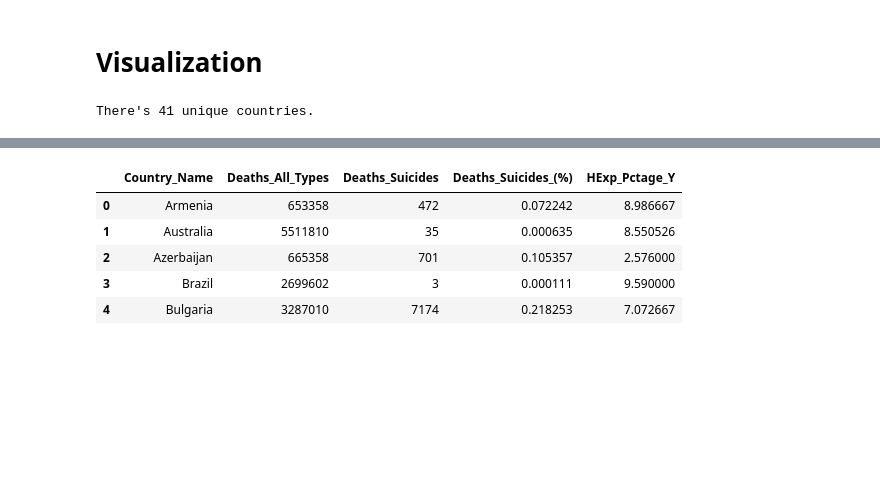
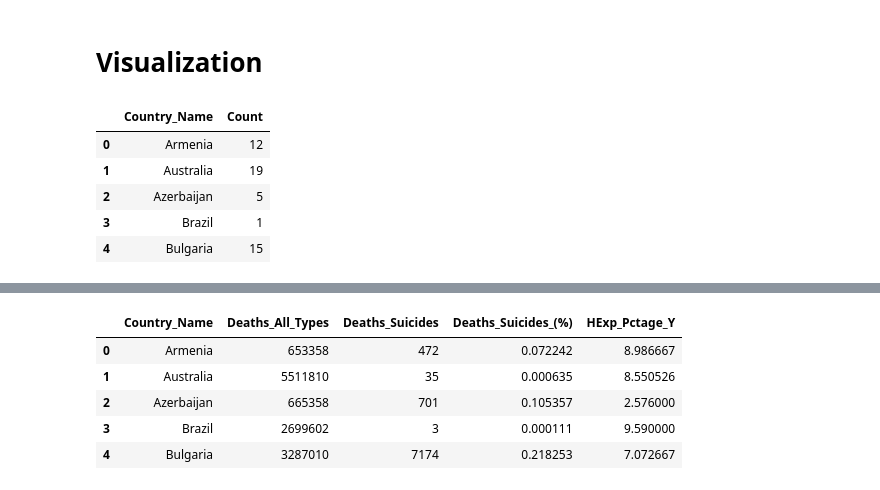
Before and after one commit to erickbezerra/VScode, a Jupyter notebook: Projects/DBexploring/WHO_MHE/WHO_MHExp_and_Deaths.ipynb, the cells around one changed output, grey strips where cells are left out. Cells and saved outputs as stored; diff of their text form; code cells hidden in the pictures; blank space fills up the shorter version.

```diff
--- a/Projects/DBexploring/WHO_MHE/WHO_MHExp_and_Deaths.ipynb
+++ b/Projects/DBexploring/WHO_MHE/WHO_MHExp_and_Deaths.ipynb
@@ -127,10 +130,16 @@ dtype: float64
 # Visualization
 # %%
 # List of unique countries
-unique_countries = df[~df.duplicated("Country_Name")]
-countries_list = unique_countries["Country_Name"].tolist()
+unique_countries = df[~df.duplicated('Country_Name')]
+countries_list = unique_countries['Country_Name'].tolist()
 
-# Print number of lines of list_of_countries (1 column head + 41 countries)
-print(f'There\'s {unique_countries.shape[0]-1} unique countries.')
+# Number of inputs of each country
+inputs_each_country = df.groupby(['Country_Name']).size().reset_index(name='Count')
+inputs_each_country.head()
 # %% [output]
-There's 41 unique countries.
+|  | Country_Name | Count |
+| 0 | Armenia | 12 |
+| 1 | Australia | 19 |
+| 2 | Azerbaijan | 5 |
+| 3 | Brazil | 1 |
+| 4 | Bulgaria | 15 |
```
Also changed, not shown: parts of 6 cells of this notebook.
